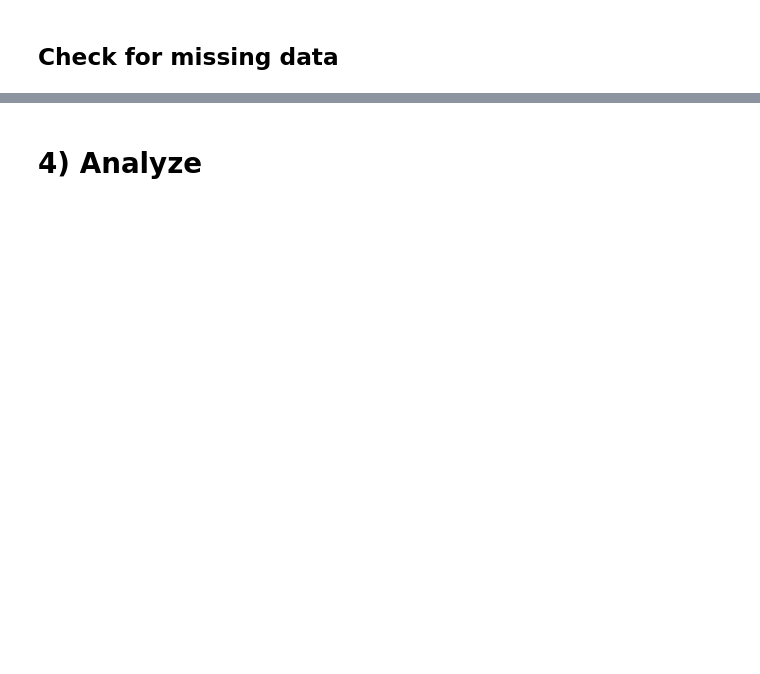
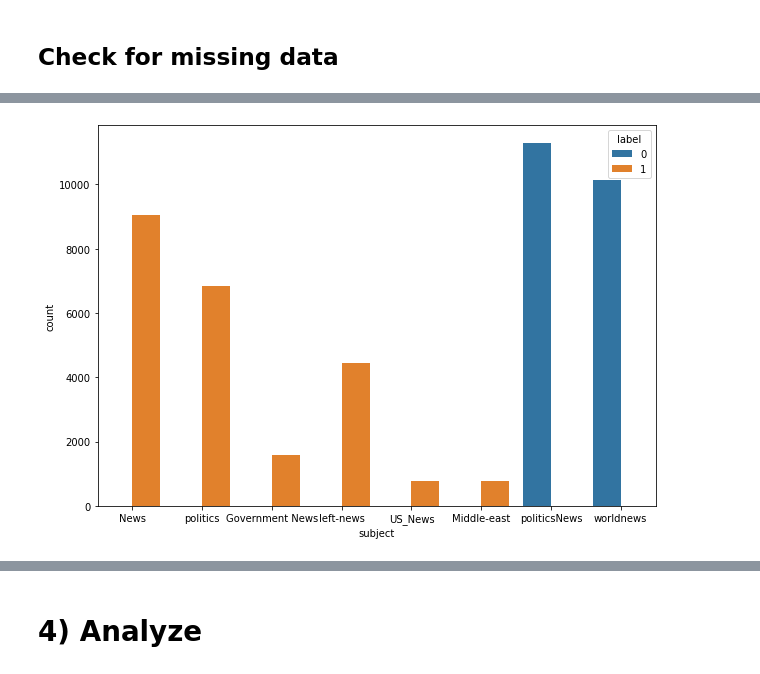
Before and after one commit to Kirlewn/Machine-Learning-Projects, a Jupyter notebook: Natural Language Processing (NLP)/nlp_fake_real_news_classifier.ipynb, the cells around one changed output, grey strips where cells are left out. Drawn from its saved outputs; the diff is of its cells as text; code cells hidden in the pictures; blank space fills up the shorter version.

Commit message:
(fake_real_news) updated `Process` section with data visualization and merged datasets

```diff
--- a/Natural Language Processing (NLP)/nlp_fake_real_news_classifier.ipynb
+++ b/Natural Language Processing (NLP)/nlp_fake_real_news_classifier.ipynb
@@ -146,0 +181,3 @@ real[real.isnull().any(axis=1)] # any missing data in columns
+# %%
+fake['label'] = 1
+real['label'] = 0
@@ -146,0 +202,3 @@ real[real.isnull().any(axis=1)] # any missing data in columns
+# %%
+labeled_data = pd.concat([fake, real], axis = 0)
+labeled_data
@@ -146,0 +231,5 @@ real[real.isnull().any(axis=1)] # any missing data in columns
+# %%
+plt.figure(figsize = (10, 7))
+sns.countplot(x = "subject", hue = "label", data = labeled_data);
+# %% [output]
+[figure, added]
```
Also changed, not shown: parts of 17 cells of this notebook.
